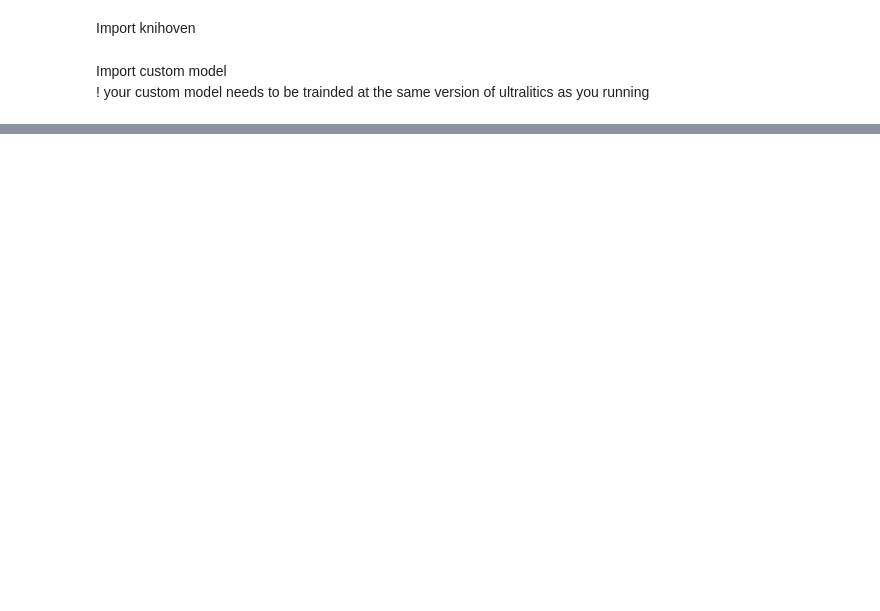
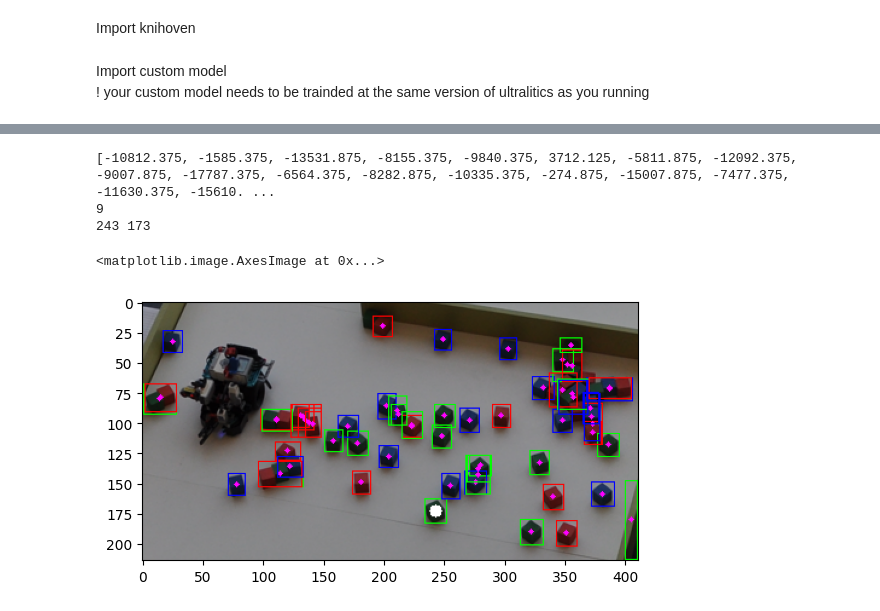
Before and after one commit to ZemanNz/Go_for_cube----rasberry_pi_5_and_esp32, a Jupyter notebook: model test.ipynb, the cells around one changed output, grey strips where cells are left out. Saved outputs shown, nothing was run; the diff lists cells and outputs as text; code cells hidden in the pictures; blank space fills up the shorter version.

Commit message:
najde kostku nejblizsi

```diff
--- a/model test.ipynb
+++ b/model test.ipynb
@@ -24,6 +33,7 @@ plt.imshow(cv2.cvtColor(img, cv2.COLOR_BGR2RGB))#show picture in RGB format
 results = model(img)#applies model on image
 objects_ids = []#list pro uchovavani id nalezenych objektu
 objects_centers=[]#list pro uchovavani souradnic stredu nalezenych objektu
+cube_distances = []
 for r in results:
         boxes = r.boxes
         for box in boxes:
@@ -45,6 +55,11 @@ for r in results:
             center = center_x,center_y
             print('center:',center_x,center_y)#vypise udaje
             cv2.circle(img, (center_x,center_y),2, (255,0,255), thickness=-1)
+            #nalezeni nejblizsi kostky
+            konstanta1 = abs((img_width/2)-center_x)
+            print(konstanta1)
+            cube_distance = ((konstanta1*konstanta1 + img_height-center_y*img_height-center_y))*0.5
+            cube_distances.append(cube_distance)
             #model confidence
             conf = box.conf[0]#jistota modelu
             conf = float(conf*100)
@@ -80,0 +96,14 @@ plt.imshow(cv2.cvtColor(img, cv2.COLOR_BGR2RGB))#show picture in RGB format
+# %%
+a = cube_distances.index(min(cube_distances))
+print(cube_distances)
+print(a)
+x,y=objects_centers[a]# v listu object centers hleda pro dany index hodnoty
+print(x,y)
+cv2.circle(img, (x,y),5, (255,255,255), thickness=-1)
+plt.imshow(cv2.cvtColor(img, cv2.COLOR_BGR2RGB))#show picture in RGB format
+# %% [output]
+[-10812.375, -1585.375, -13531.875, -8155.375, -9840.375, 3712.125, -5811.875, -12092.375, -9007.875, -17787.375, -6564.375, -8282.875, -10335.375, -274.875, -15007.875, -7477.375, -11630.375, -15610. ...
+9
+243 173
+<matplotlib.image.AxesImage at 0x...>
+[figure, added]
```
Also changed, not shown: parts of 4 cells of this notebook, 1 other file.
